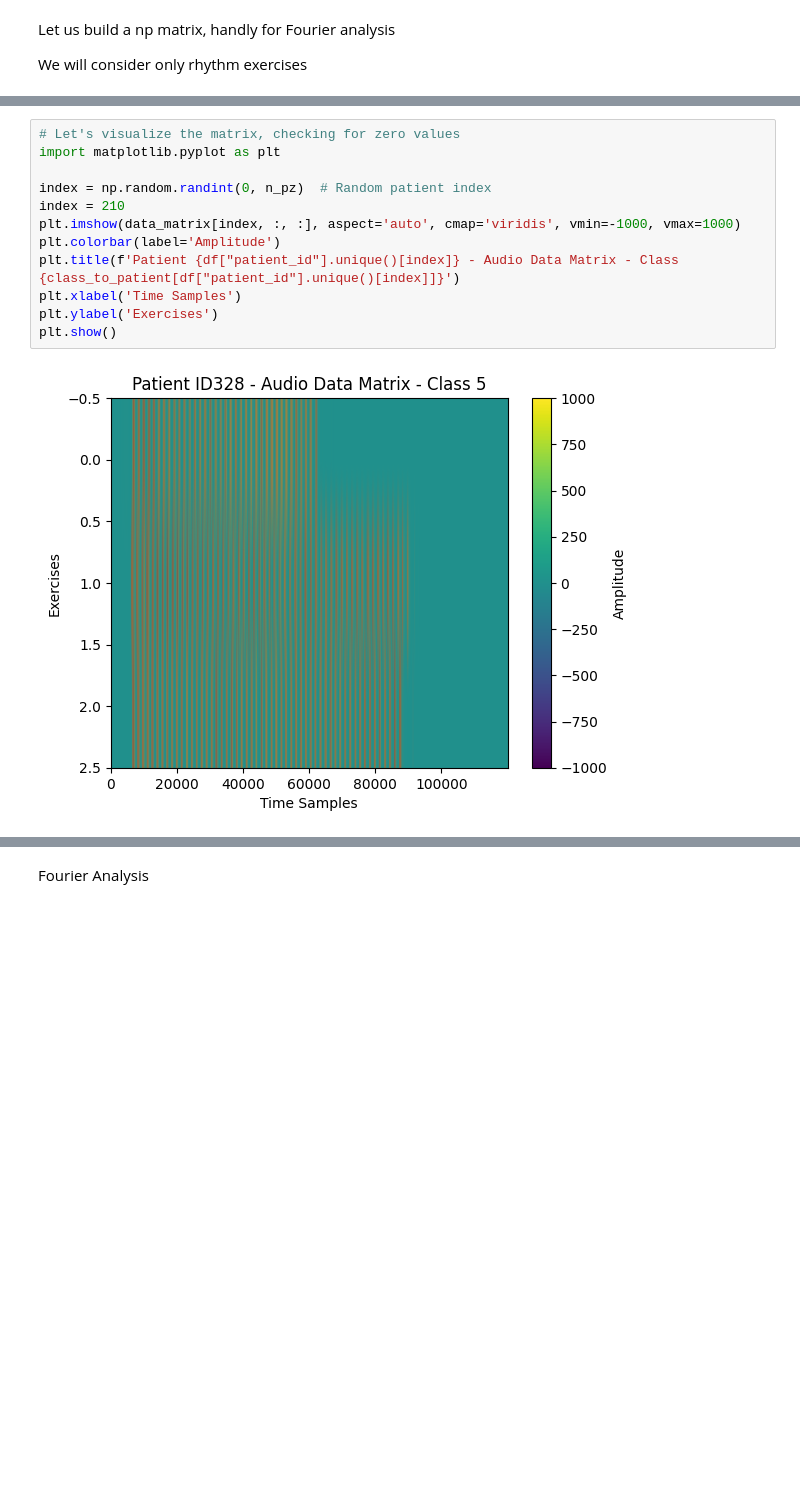
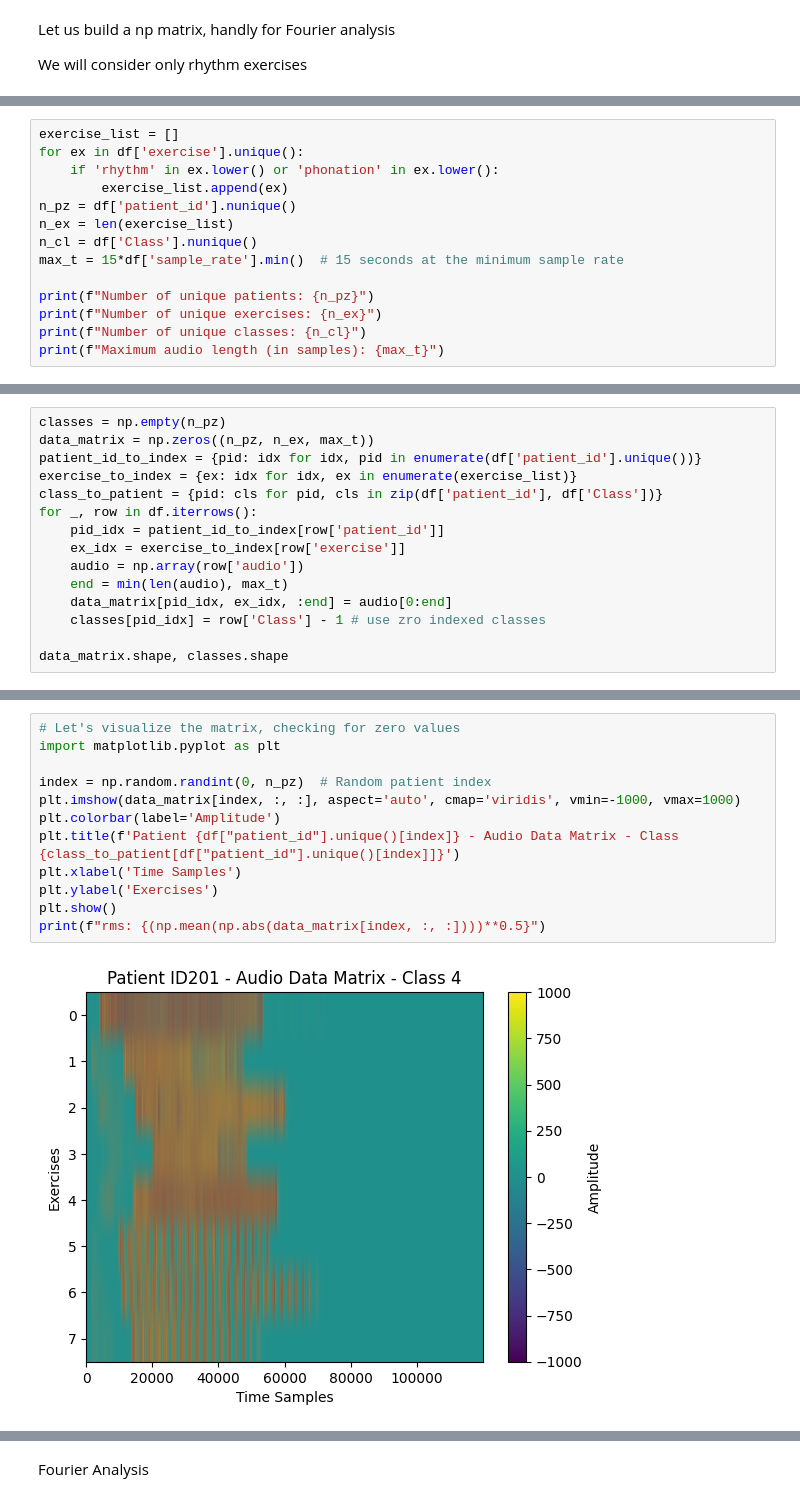
Before and after one commit to vittoriomussin/sand-task---SANDvox-Harvesters, a Jupyter notebook: SAND Tasks/SAND_Challenge_task1_dataset/SAND_T1_Data_analysis.ipynb, the cells around one changed output, grey strips where cells are left out. Saved outputs shown, nothing was run; the diff lists cells and outputs as text; blank space fills up the shorter version.

```diff
--- a/SAND Tasks/SAND_Challenge_task1_dataset/SAND_T1_Data_analysis.ipynb
+++ b/SAND Tasks/SAND_Challenge_task1_dataset/SAND_T1_Data_analysis.ipynb
@@ -316,0 +311,14 @@ data_matrix.shape
+# %%
+exercise_list = []
+for ex in df['exercise'].unique():
+    if 'rhythm' in ex.lower() or 'phonation' in ex.lower():
+        exercise_list.append(ex)
+n_pz = df['patient_id'].nunique()
+n_ex = len(exercise_list)
+n_cl = df['Class'].nunique()
+max_t = 15*df['sample_rate'].min()  # 15 seconds at the minimum sample rate
+
+print(f"Number of unique patients: {n_pz}")
+print(f"Number of unique exercises: {n_ex}")
+print(f"Number of unique classes: {n_cl}")
+print(f"Maximum audio length (in samples): {max_t}")
@@ -316,0 +330,15 @@ data_matrix.shape
+# %%
+classes = np.empty(n_pz)
+data_matrix = np.zeros((n_pz, n_ex, max_t))
+patient_id_to_index = {pid: idx for idx, pid in enumerate(df['patient_id'].unique())}
+exercise_to_index = {ex: idx for idx, ex in enumerate(exercise_list)}
+class_to_patient = {pid: cls for pid, cls in zip(df['patient_id'], df['Class'])}
+for _, row in df.iterrows():
+    pid_idx = patient_id_to_index[row['patient_id']]
+    ex_idx = exercise_to_index[row['exercise']]
+    audio = np.array(row['audio'])
+    end = min(len(audio), max_t)
+    data_matrix[pid_idx, ex_idx, :end] = audio[0:end]
+    classes[pid_idx] = row['Class'] - 1 # use zro indexed classes
+
+data_matrix.shape, classes.shape
@@ -317,14 +347,14 @@ data_matrix.shape
 # %%
 # Let's visualize the matrix, checking for zero values
 import matplotlib.pyplot as plt
 
 index = np.random.randint(0, n_pz)  # Random patient index
-index = 210
 plt.imshow(data_matrix[index, :, :], aspect='auto', cmap='viridis', vmin=-1000, vmax=1000)
 plt.colorbar(label='Amplitude')
 plt.title(f'Patient {df["patient_id"].unique()[index]} - Audio Data Matrix - Class {class_to_patient[df["patient_id"].unique()[index]]}')
 plt.xlabel('Time Samples')
 plt.ylabel('Exercises')
 plt.show()
+print(f"rms: {(np.mean(np.abs(data_matrix[index, :, :])))**0.5}")
 # %% [output]
-[figure, old version]
+[figure, new version]
```
Also changed, not shown: parts of 47 cells of this notebook, 31 other files.
